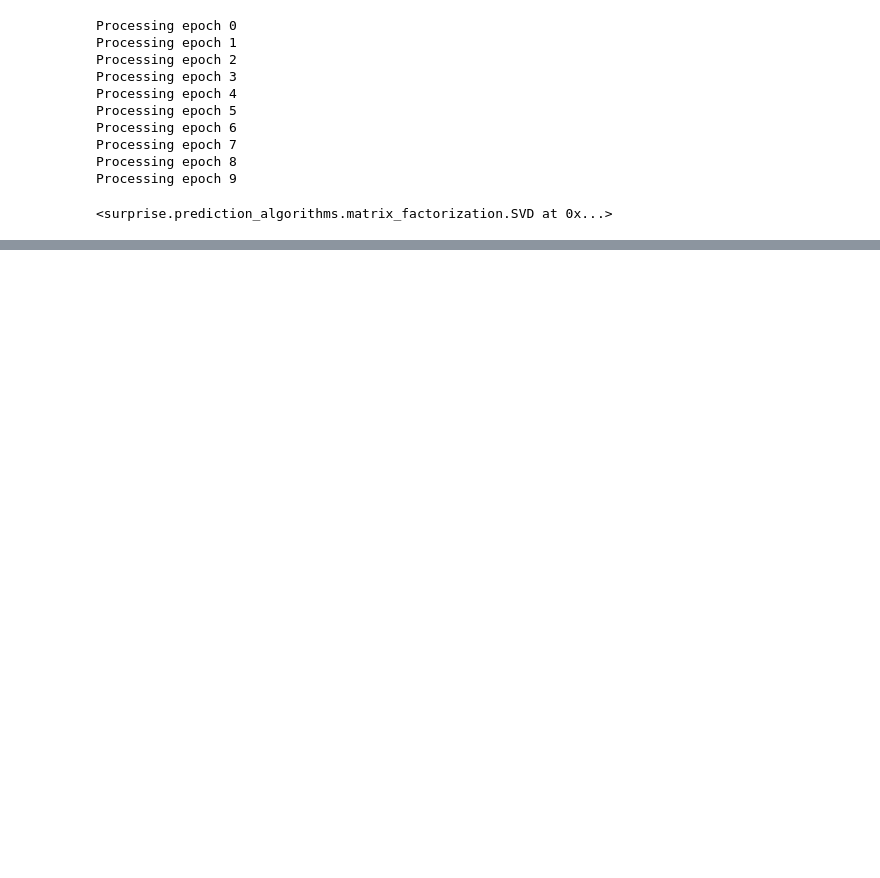
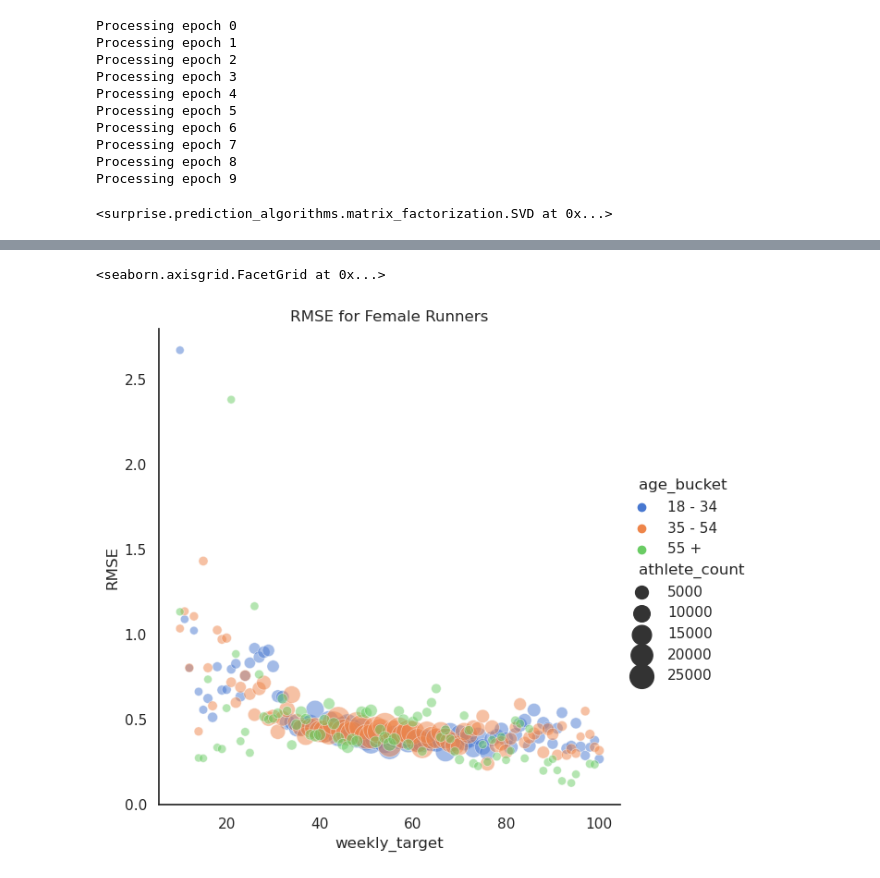
Before and after one commit to natec360/Capstone, a Jupyter notebook: Model/Recommender.ipynb, the cells around one changed output, grey strips where cells are left out. Drawn from its saved outputs; the diff is of its cells as text; code cells hidden in the pictures; blank space fills up the shorter version.

Commit message:
Finished new user input and added SVD model evaluation

```diff
--- a/Model/Recommender.ipynb
+++ b/Model/Recommender.ipynb
@@ -83,12 +89,15 @@ gender = "F"
 weekly_target = 40
 age_bucket = "18 - 34"
 month = mtn("October")
-number_days = 5
+number_of_days = 5
 new_id = '000.0'
 
-#cold start for new user
-new_user_data = { 'user_id' : [new_id] * number_days,
-                  ''
+#cold start for new user. Assumes long run 2x distance other runs.
+new_user_data = {
+    'user_id' : [new_id] * 2,
+    'run_distance_rounded' : [round(weekly_target/6), round(weekly_target/3)],
+    'weekly_frequency' : [number_of_days -1, 1]
                 }
-new_user_data
+new_user_df = pd.DataFrame(new_user_data)
+new_user_df
 # %% [output]
@@ -99,12 +112,15 @@ filtered_df = raw_df.loc[
     (raw_df['gender'] == gender) &
     (raw_df['age_bucket'] == age_bucket) &
     (raw_df['current_month'] == month) &
-    (raw_df['prev_month_weekly_days_run'] > (number_days-1)) &
-    (raw_df['prev_month_weekly_days_run'] < (number_days+1)) &
+    (raw_df['prev_month_weekly_days_run'] > (number_of_days-1)) &
+    (raw_df['prev_month_weekly_days_run'] < (number_of_days+1)) &
     (raw_df['prev_month_weekly_km'] > weekly_target-5) &
     (raw_df['prev_month_weekly_km'] < weekly_target+5)
 ]
-filtered_df.size
+
+#append new user data
+
+filtered_df = pd.concat([filtered_df,new_user_df])
 
 data = Dataset.load_from_df(filtered_df[["user_id","run_distance_rounded","weekly_frequency"]], Reader(rating_scale=(0,7)))
 # %%
@@ -180,0 +304,20 @@ Prediction(uid='9900.2', iid=6, r_ui=None, est=0.5730369502344005, details={'was
+# %%
+#combine datasets and graph
+graph_df = pd.concat([df1,df2,df3,df4,df5,df6])
+
+sns.set_theme(style="white")
+
+sns.relplot(
+    x="weekly_target",
+    y="RMSE",
+    hue="age_bucket",
+    size="athlete_count",
+    sizes=(40, 400),
+    alpha=.5,
+    palette="muted",
+    height=6,
+    data=graph_df.loc[graph_df['gender'] == "F"]
+).set(title="RMSE for Female Runners")
+# %% [output]
+<seaborn.axisgrid.FacetGrid at 0x...>
+[figure, added]
```
Also changed, not shown: parts of 16 cells of this notebook.
